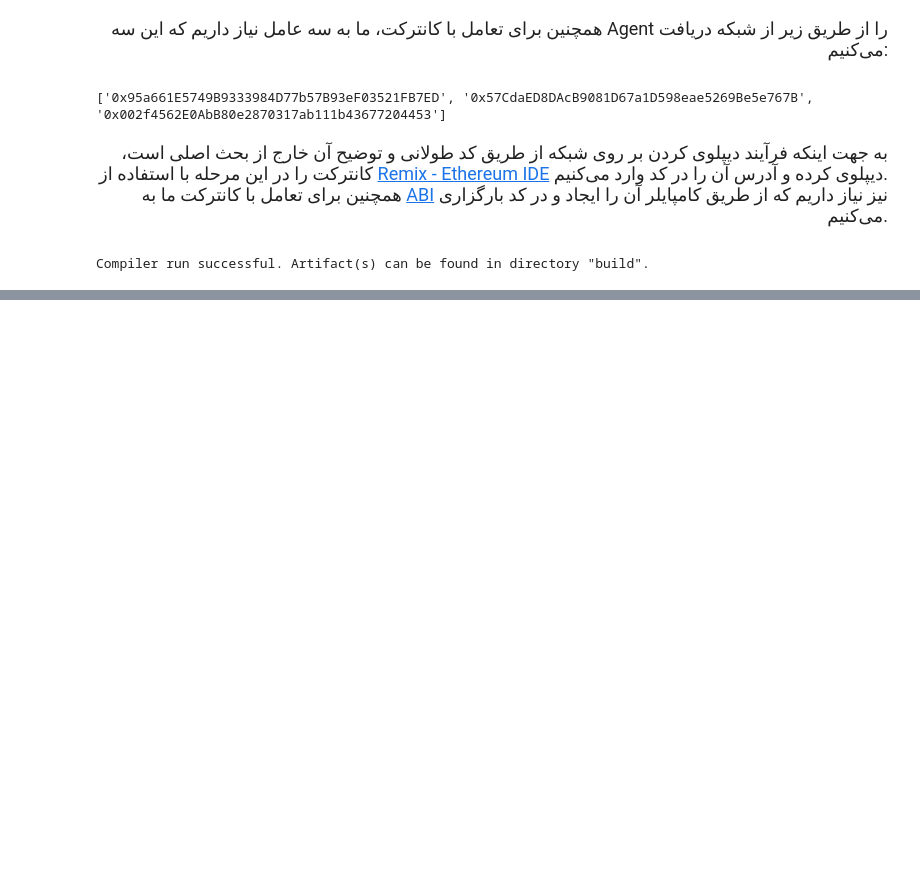
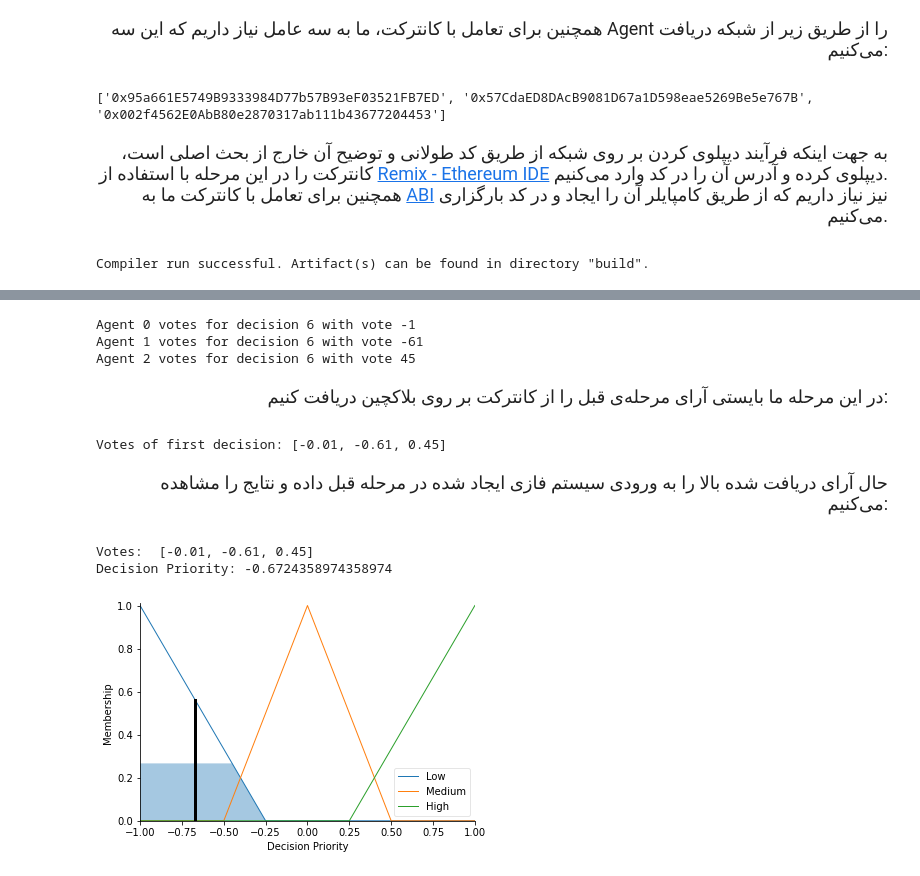
Before and after one commit to ahbanavi/blockchain-fuzzy-voting, a Jupyter notebook: src/main.ipynb, the cells around one changed output, grey strips where cells are left out. Saved outputs shown, nothing was run; the diff lists cells and outputs as text; code cells hidden in the pictures; blank space fills up the shorter version.

Commit message:
add more steps and info

```diff
--- a/src/main.ipynb
+++ b/src/main.ipynb
@@ -309,8 +317,8 @@ with open("build/Voting.abi", "r") as abi_file:
     abi = abi_file.read()
 
 # get the contract
-contract = w3.eth.contract(address="0x4bcE0E5A7f520e0eBeF252FE0E666769efA83Ed8", abi=abi)
+contract = w3.eth.contract(address='0xBF19e8bBF60f55051Cbb90E21bAe1e4dBEbF2182', abi=abi)
 
 # check if contract is connected
-print(contract.accounts('accounts').call())
+print("The name of first acc: " + contract.functions.agents(accounts[0]).call())
 # %% [output]
@@ -317,0 +351,9 @@ AttributeError: 'Contract' object has no attribute 'accounts'
+# %%
+# create decision
+tx_hash = contract.functions.createDecision('First Decision Test Context').transact({'from': accounts[0]})
+# w8 for the decision to be minted
+w3.eth.wait_for_transaction_receipt(tx_hash)
+
+# get decision id
+decision_id = contract.functions.currentDecisionID().call()
+print("The decision id is: " + str(decision_id))
@@ -322,9 +384,36 @@ print("Decision:", decision)
+# %%
+def vote_to_decision(decision_id_, vote_, account_id):
+    print("Agent " + str(account_id) + " votes for decision " + str(decision_id_) + " with vote " + str(vote_))
+    tx_hash = contract.functions.vote(decision_id_, vote_).transact({'from': accounts[account_id]})
+    w3.eth.wait_for_transaction_receipt(tx_hash)
+
+for i in range(3):
+    random_vote = random.randint(-100, 100)
+    vote_to_decision(decision_id, random_vote, i)
+    time.sleep(1)
+# %% [output]
+Agent 0 votes for decision 6 with vote -1
+Agent 1 votes for decision 6 with vote -61
+Agent 2 votes for decision 6 with vote 45
+# %% [markdown]
+<div dir='rtl' style="font-family: 'Vazirmatn', sans-serif;">
+<p style="font-size: 18px !important; text-align: right; font-weight: 400; text-justify: auto">
+در این مرحله ما بایستی آرای مرحله‌ی قبل را از کانترکت بر روی بلاکچین دریافت کنیم:
+</p>
+</div>
 # %%
 # get votes of first decision
-votes_info = contract.functions.getVotes(1).call()
+votes_info = contract.functions.getVotes(decision_id).call()
 
-votes_input = []
-for i in range(len(votes_info)):
-    votes_input.append(votes_info[i][2] / 100)
+def normialize_vote(vote_):
+    v = []
+    for i in range(len(vote_)):
+        v.append(vote_[i][2] / 100)
 
-print("Votes:", votes_input)
+    return v
+
+votes_input = normialize_vote(votes_info)
+
+print("Votes of first decision: " + str(votes_input))
+# %% [output]
+Votes of first decision: [-0.01, -0.61, 0.45]
@@ -340,0 +420,12 @@ decision_priority.view(sim=compute)
+# %% [markdown]
+<div dir='rtl' style="font-family: 'Vazirmatn', sans-serif;">
+<p style="font-size: 18px !important; text-align: right; font-weight: 400; text-justify: auto">
+حال آرای دریافت شده بالا را به ورودی سیستم فازی ایجاد شده در مرحله قبل داده و نتایج را مشاهده می‌کنیم:<br />
+</p>
+</div>
+# %%
+compute_decision_priority(votes_input)
+# %% [output]
+Votes:  [-0.01, -0.61, 0.45]
+Decision Priority: -0.6724358974358974
+[figure, added]
```
Also changed, not shown: parts of 16 cells of this notebook, 1 other file.
